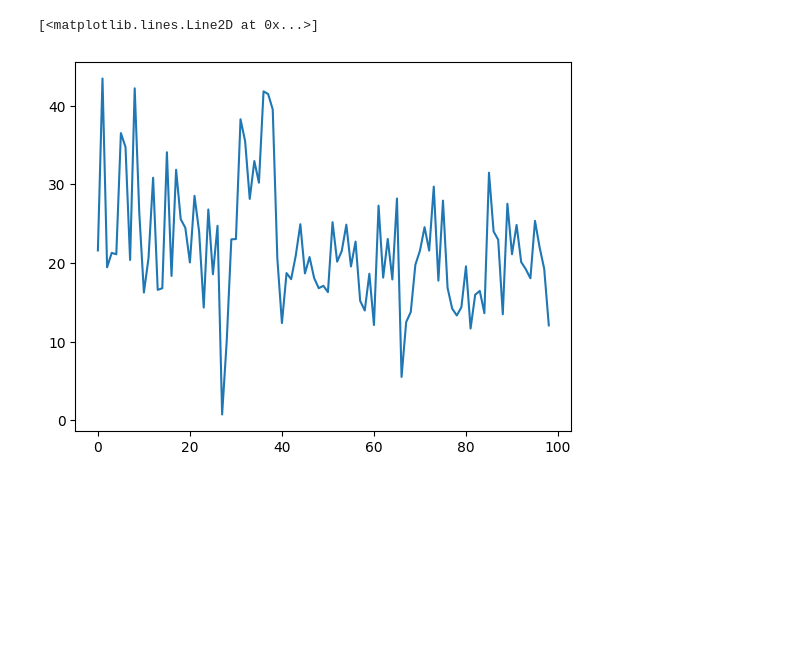
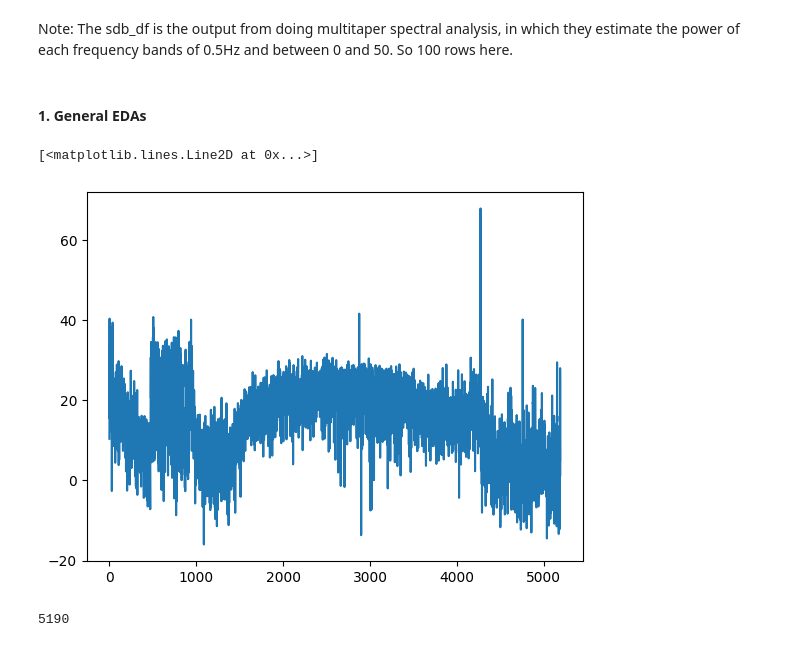
Before and after one commit to larsenalicia/TUe-Honors-MedAI-old, a Jupyter notebook: eda_nb/eda_physioNet.ipynb, the cells around one changed output. Drawn from its saved outputs; the diff is of its cells as text; code cells hidden in the pictures; blank space fills up the shorter version.

```diff
--- a/eda_nb/eda_physioNet.ipynb
+++ b/eda_nb/eda_physioNet.ipynb
@@ -7,5 +7,5 @@ import matplotlib.pyplot as plt
 # Import data 02
 f_df = pd.read_csv("../dataset/multitaper-spectra-recorded-during-gabaergic-anesthetic-unconsciousness-1.0.0/Volunteer/02_f.csv")
 l_df = pd.read_csv("../dataset/multitaper-spectra-recorded-during-gabaergic-anesthetic-unconsciousness-1.0.0/Volunteer/02_l.csv")
-sdb_df = pd.read_csv("../dataset/multitaper-spectra-recorded-during-gabaergic-anesthetic-unconsciousness-1.0.0/Volunteer/02_Sdb.csv").to_numpy()
+sdb_df = pd.read_csv("../dataset/multitaper-spectra-recorded-during-gabaergic-anesthetic-unconsciousness-1.0.0/Volunteer/02_Sdb.csv", header=None).to_numpy()
 t_df = pd.read_csv("../dataset/multitaper-spectra-recorded-during-gabaergic-anesthetic-unconsciousness-1.0.0/Volunteer/02_t.csv")
@@ -17,5 +12,13 @@ ax = plt.plot(l_df)
+# %% [markdown]
+Note: The sdb_df is the output from doing multitaper spectral analysis, in which they estimate the power of each frequency bands of 0.5Hz and between 0 and 50. So 100 rows here.
+# %% [markdown]
+#### 1. General EDAs
 # %%
-plt.plot(sdb_df[0, 1:100])
+plt.plot(sdb_df[0, :])
 # %% [output]
 [<matplotlib.lines.Line2D at 0x...>]
-[figure, old version]
+[figure, new version]
+# %%
+len(sdb_df[1, :])
+# %% [output]
+5190
```
Also changed, not shown: parts of 2 cells of this notebook, 2 other files.
